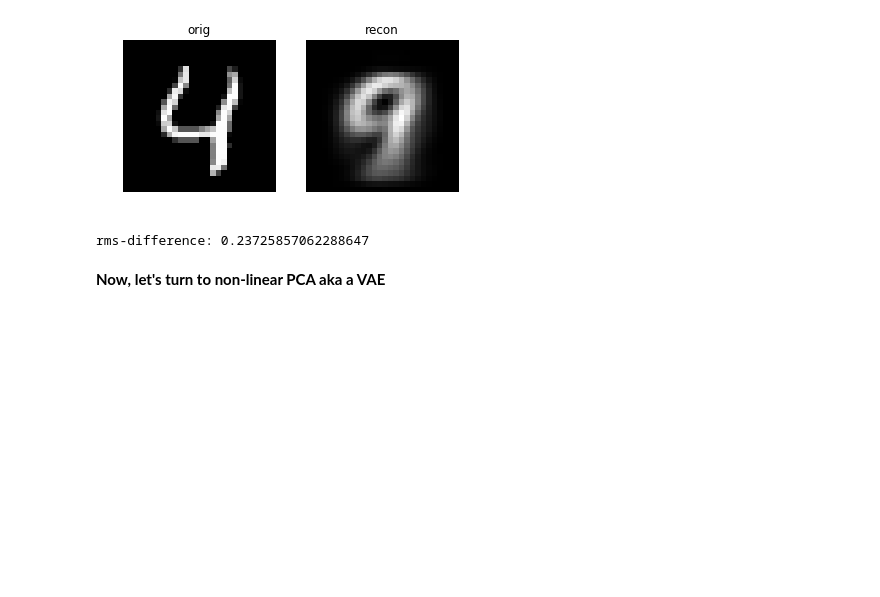
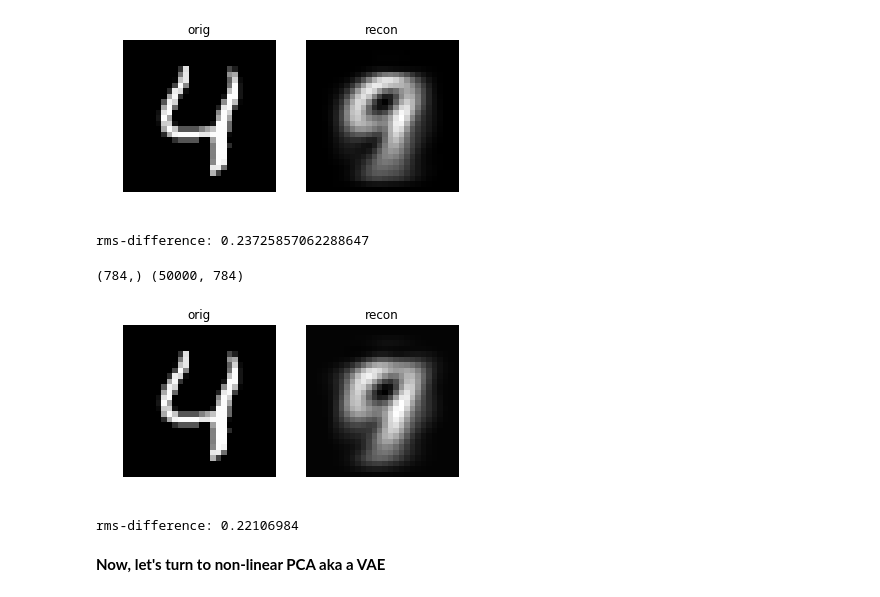
Before and after one commit to VMBoehm/ML-Tutorials, a Jupyter notebook: VAE+PCA_Tutorial.ipynb, the cells around one changed output. Saved outputs shown, nothing was run; the diff lists cells and outputs as text; code cells hidden in the pictures; blank space fills up the shorter version.

Commit message:
adding scikit pca

```diff
--- a/VAE+PCA_Tutorial.ipynb
+++ b/VAE+PCA_Tutorial.ipynb
@@ -236,6 +236,31 @@ print('rms-difference:', np.sqrt(np.mean((x_hat-x)**2)))
 # %% [output]
 [figure]
 rms-difference: 0.23725857062288647
+# %%
+# we could have lso used scikit learn PCA directly... difference is numerically
+from sklearn.decomposition import PCA
+pca = PCA(n_components=2)
+pca.fit(x_train)
+print(x.shape, x_train.shape)
+s = pca.transform(np.reshape(x,(1,-1)))
+x_hat = pca.inverse_transform(s)
+
+figure()
+subplot(1,2,1)
+title('orig')
+imshow(x.reshape(28,28),cmap='gray')
+axis('off')
+subplot(1,2,2)
+title('recon')
+imshow(x_hat.reshape(28,28), cmap='gray')
+axis('off')
+show()
+
+print('rms-difference:', np.sqrt(np.mean((x_hat-x)**2)))
+# %% [output]
+(784,) (50000, 784)
+[figure, added]
+rms-difference: 0.22106984
 # %% [markdown]
 **Now, let's turn to non-linear PCA aka a VAE**
 # %%
```
